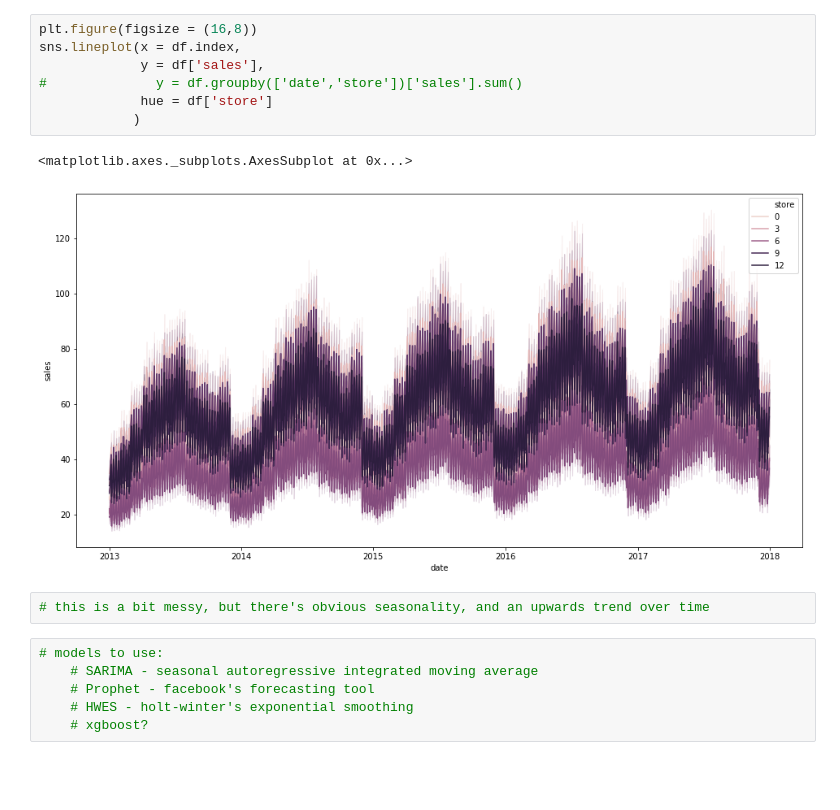
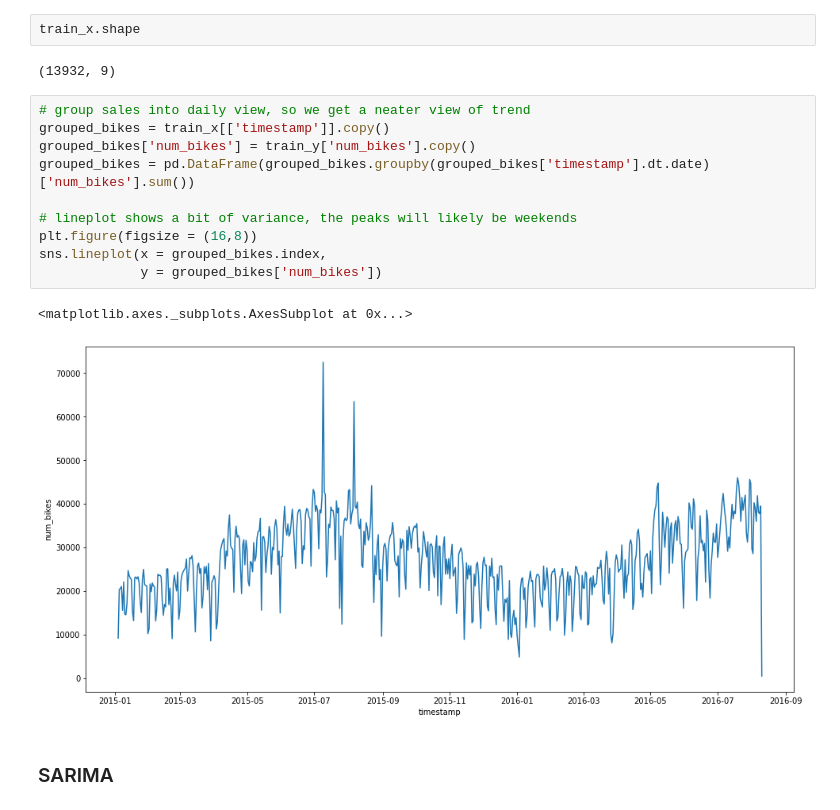
Before and after one commit to gitjoethomas/tfl_time_series_forecasting, a Jupyter notebook: modeler.ipynb, the cells around one changed output. Drawn from its saved outputs; the diff is of its cells as text; blank space fills up the shorter version.

```diff
--- a/modeler.ipynb
+++ b/modeler.ipynb
@@ -33,18 +28,19 @@ df.head()
-# %%
-plt.figure(figsize = (16,8))
-sns.lineplot(x = df.index,
-             y = df['sales'],
-#              y = df.groupby(['date','store'])['sales'].sum()
-             hue = df['store']
-            )
-# %% [output]
-<matplotlib.axes._subplots.AxesSubplot at 0x...>
-[figure, removed]
-# %%
-# this is a bit messy, but there's obvious seasonality, and an upwards trend over time
-# %%
-# models to use:
-    # SARIMA - seasonal autoregressive integrated moving average
-    # Prophet - facebook's forecasting tool
-    # HWES - holt-winter's exponential smoothing
-    # xgboost?
+# %%
+train_x.shape
+# %% [output]
+(13932, 9)
+# %%
+# group sales into daily view, so we get a neater view of trend
+grouped_bikes = train_x[['timestamp']].copy()
+grouped_bikes['num_bikes'] = train_y['num_bikes'].copy()
+grouped_bikes = pd.DataFrame(grouped_bikes.groupby(grouped_bikes['timestamp'].dt.date)['num_bikes'].sum())
+
+# lineplot shows a bit of variance, the peaks will likely be weekends
+plt.figure(figsize = (16,8))
+sns.lineplot(x = grouped_bikes.index,
+             y = grouped_bikes['num_bikes'])
+# %% [output]
+<matplotlib.axes._subplots.AxesSubplot at 0x...>
+[figure, added]
+# %% [markdown]
+### SARIMA
```
Also changed, not shown: parts of 18 cells of this notebook, 5 other files.
